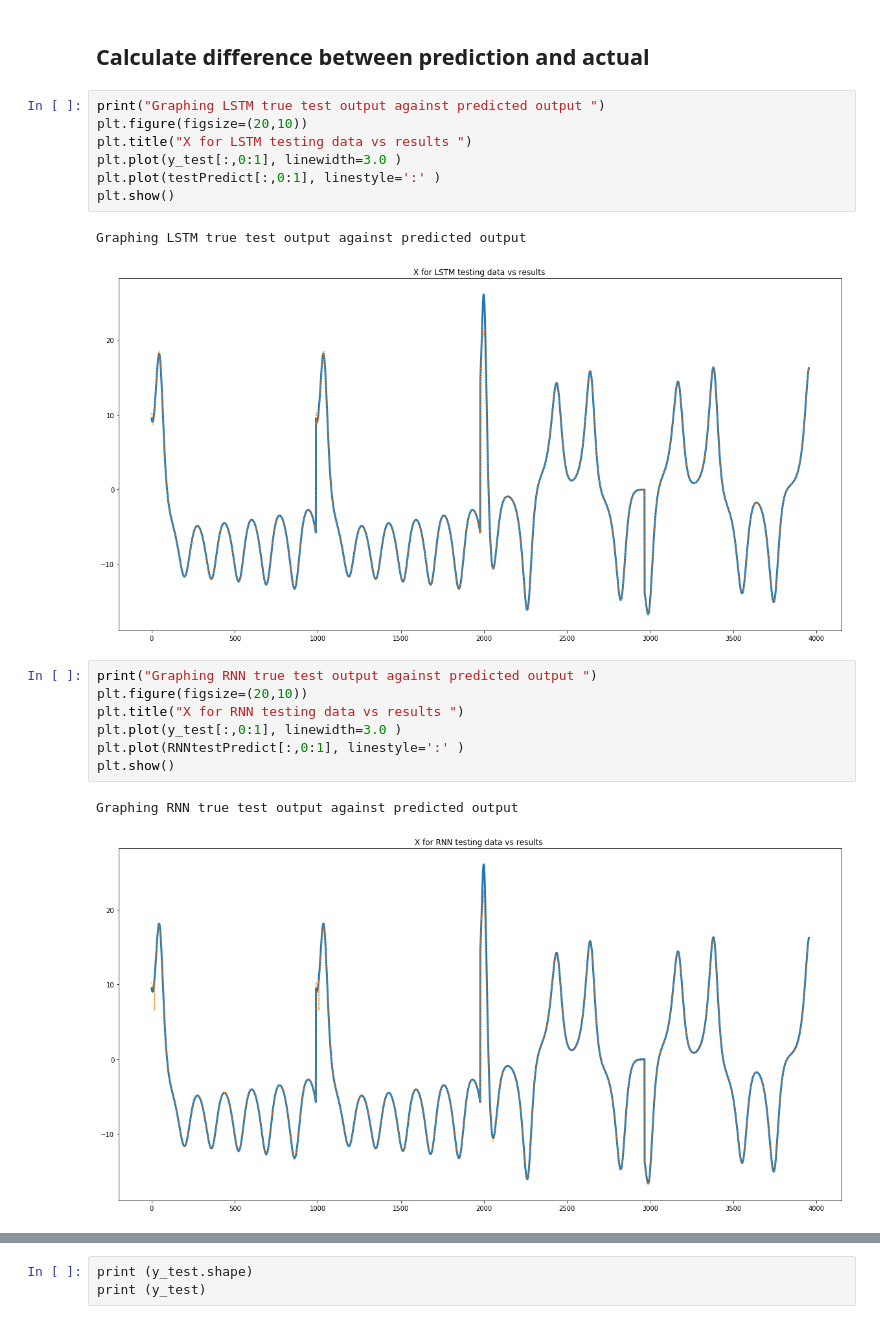
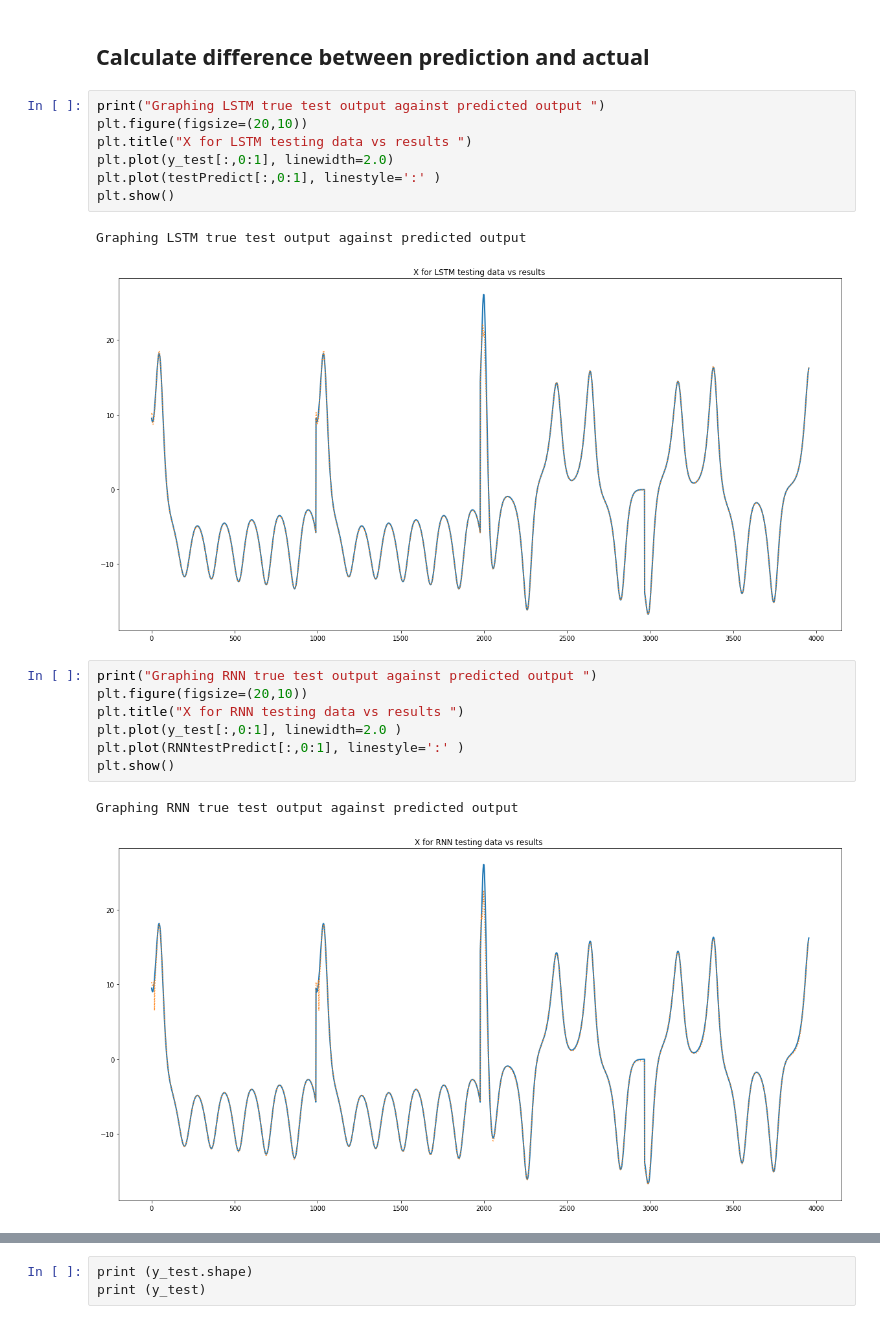
Before and after one commit to tgibbons-css/Keras_LSTM, a Jupyter notebook: Lorenz System- Tom updates.ipynb, the cells around one changed output, grey strips where cells are left out. Cells and saved outputs as stored; diff of their text form.

```diff
--- a/Lorenz System- Tom updates.ipynb
+++ b/Lorenz System- Tom updates.ipynb
@@ -477,21 +476,21 @@ print(trainPredict-y_train)
 # %%
 print("Graphing LSTM true test output against predicted output ")
 plt.figure(figsize=(20,10))
 plt.title("X for LSTM testing data vs results ")
-plt.plot(y_test[:,0:1], linewidth=3.0 )
+plt.plot(y_test[:,0:1], linewidth=2.0)
 plt.plot(testPredict[:,0:1], linestyle=':' )
 plt.show()
 # %% [output]
 Graphing LSTM true test output against predicted output
-[figure, old version]
+[figure, new version]
 # %%
 print("Graphing RNN true test output against predicted output ")
 plt.figure(figsize=(20,10))
 plt.title("X for RNN testing data vs results ")
-plt.plot(y_test[:,0:1], linewidth=3.0 )
+plt.plot(y_test[:,0:1], linewidth=2.0 )
 plt.plot(RNNtestPredict[:,0:1], linestyle=':' )
 plt.show()
 # %% [output]
 Graphing RNN true test output against predicted output
-[figure, old version]
+[figure, new version]
 # %%
```
Also changed, not shown: parts of 4 cells of this notebook.
